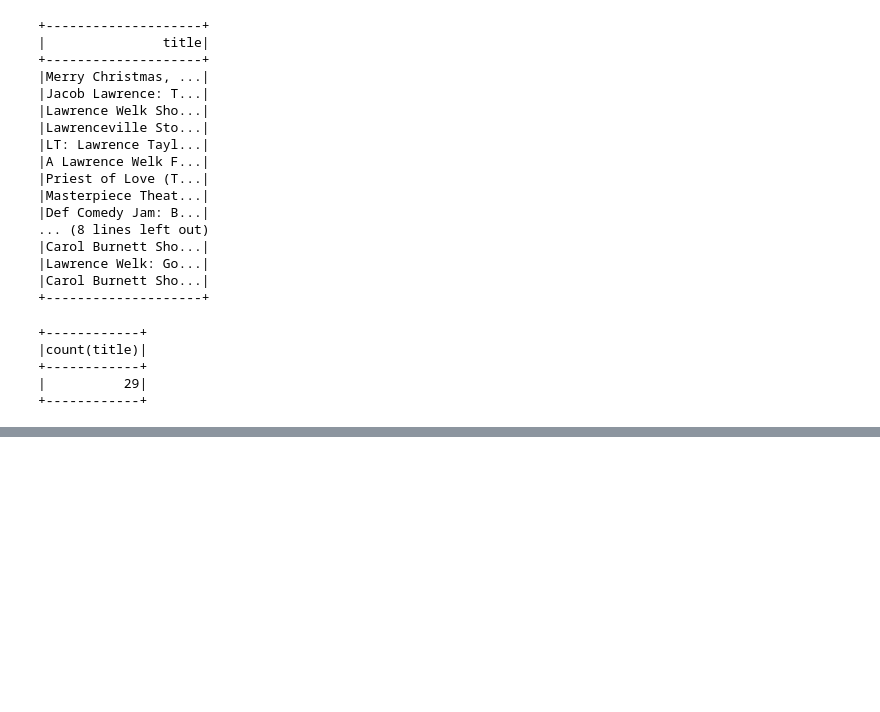
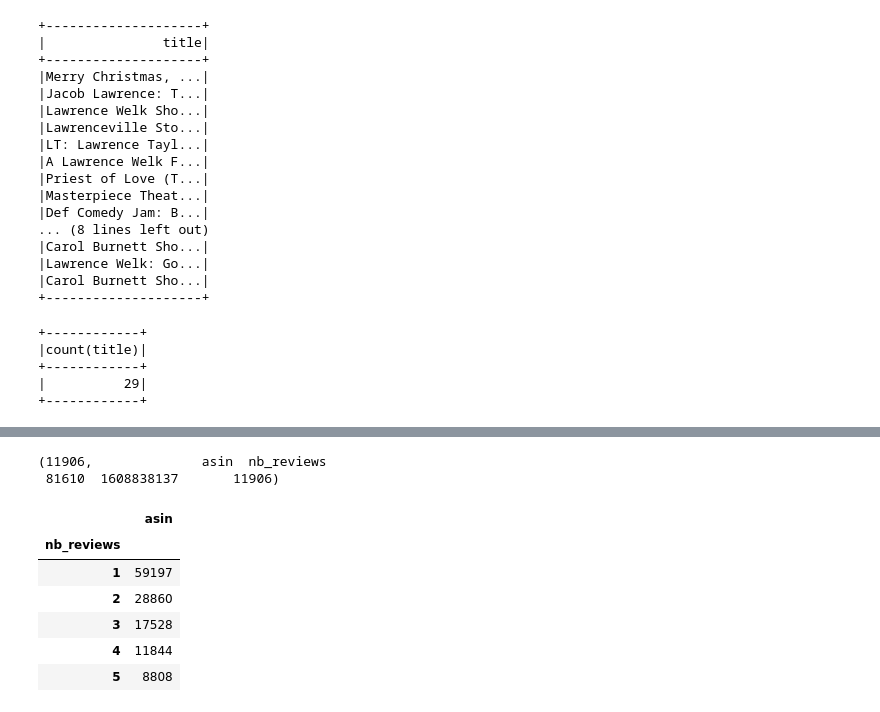
Before and after one commit to j-gd/movie_mood, a Jupyter notebook: notebooks/Spark_testing.ipynb, the cells around one changed output, grey strips where cells are left out. Drawn from its saved outputs; the diff is of its cells as text; code cells hidden in the pictures; blank space fills up the shorter version.

```diff
--- a/notebooks/Spark_testing.ipynb
+++ b/notebooks/Spark_testing.ipynb
@@ -93,0 +164,21 @@ spark.sql('SELECT count(title) FROM amazon_meta_reviews WHERE title LIKE "%awren
+# %%
+movie_groups = reviews_per_movie.groupby('nb_reviews')
+
+# Find the movie that is most referenced
+movie_group_list = list(movie_groups)
+movie_group_list[-1]
+# %% [output]
+(11906,              asin  nb_reviews
+ 81610  1608838137       11906)
+# %%
+movie_counts = movie_groups.count()
+movie_counts.head()
+# movie_counts.describe()
+# %% [output]
+|  | asin |
+| nb_reviews |  |
+| 1 | 59197 |
+| 2 | 28860 |
+| 3 | 17528 |
+| 4 | 11844 |
+| 5 | 8808 |
```
Also changed, not shown: parts of 16 cells of this notebook, 2 other files.
